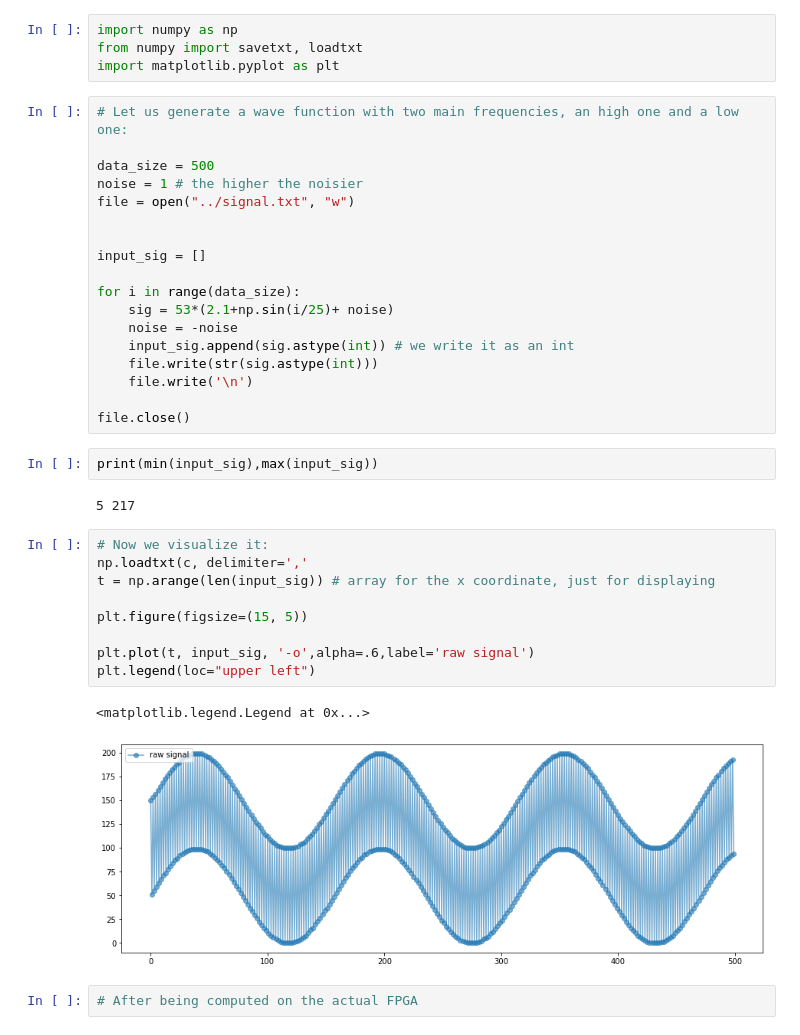
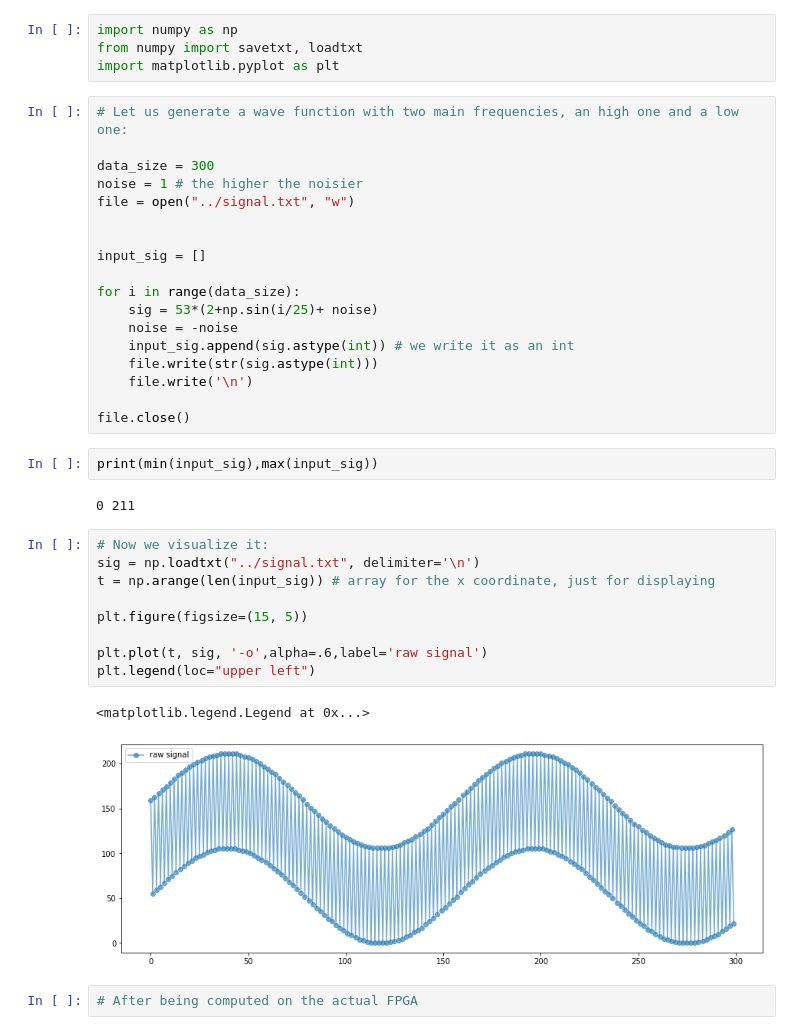
Before and after one commit to SaverioMonaco/4-Taps-FIR-Filter, a Jupyter notebook: src/analysis.ipynb, the cells around one changed output. Saved outputs shown, nothing was run; the diff lists cells and outputs as text.

Commit message:
changing signal

```diff
--- a/src/analysis.ipynb
+++ b/src/analysis.ipynb
@@ -7,7 +7,7 @@ import matplotlib.pyplot as plt
 # %%
 # Let us generate a wave function with two main frequencies, an high one and a low one:
 
-data_size = 500
+data_size = 300
 noise = 1 # the higher the noisier
 file = open("../signal.txt", "w")
 
@@ -15,7 +15,7 @@ file = open("../signal.txt", "w")
 input_sig = []
 
 for i in range(data_size):
-    sig = 53*(2.1+np.sin(i/25)+ noise)
+    sig = 53*(2+np.sin(i/25)+ noise)
     noise = -noise
     input_sig.append(sig.astype(int)) # we write it as an int
     file.write(str(sig.astype(int)))
@@ -25,19 +25,19 @@ file.close()
 # %%
 print(min(input_sig),max(input_sig))
 # %% [output]
-5 217
+0 211
 # %%
 # Now we visualize it:
-np.loadtxt(c, delimiter=','
+sig = np.loadtxt("../signal.txt", delimiter='\n')
 t = np.arange(len(input_sig)) # array for the x coordinate, just for displaying
 
 plt.figure(figsize=(15, 5))
 
-plt.plot(t, input_sig, '-o',alpha=.6,label='raw signal')
+plt.plot(t, sig, '-o',alpha=.6,label='raw signal')
 plt.legend(loc="upper left")
 # %% [output]
 <matplotlib.legend.Legend at 0x...>
-[figure, old version]
+[figure, new version]
 # %%
 # After being computed on the actual FPGA
 # %%
```
Also changed, not shown: 1 other file.
